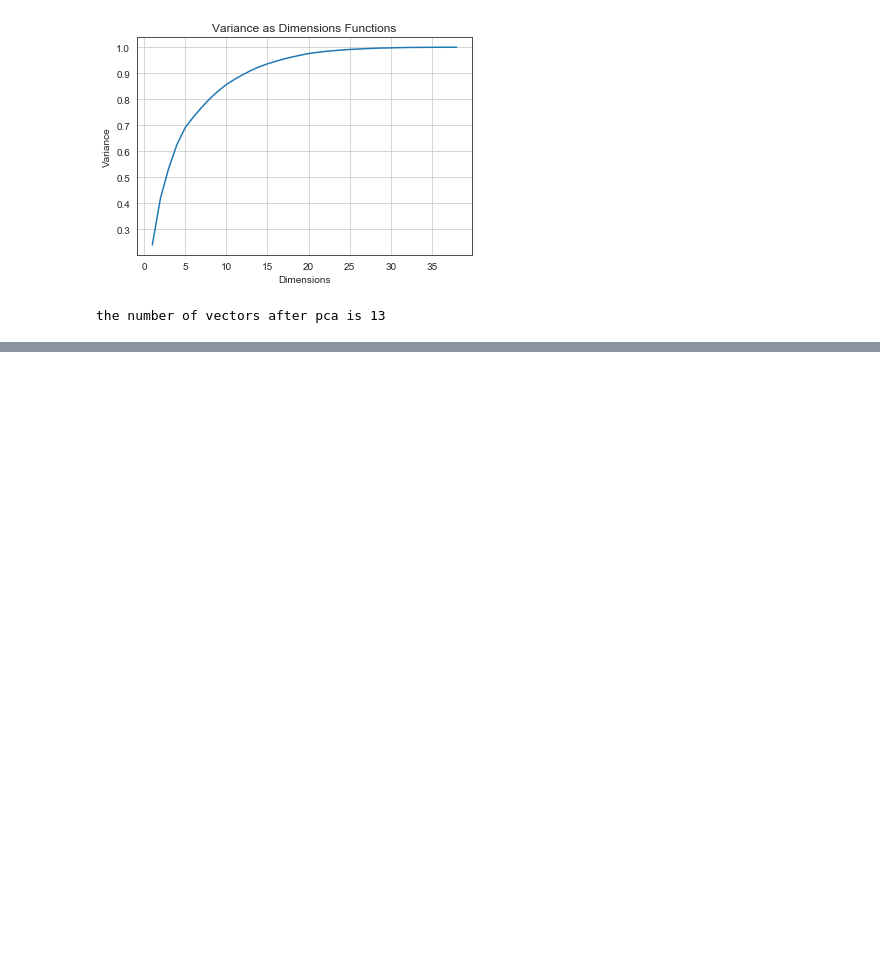
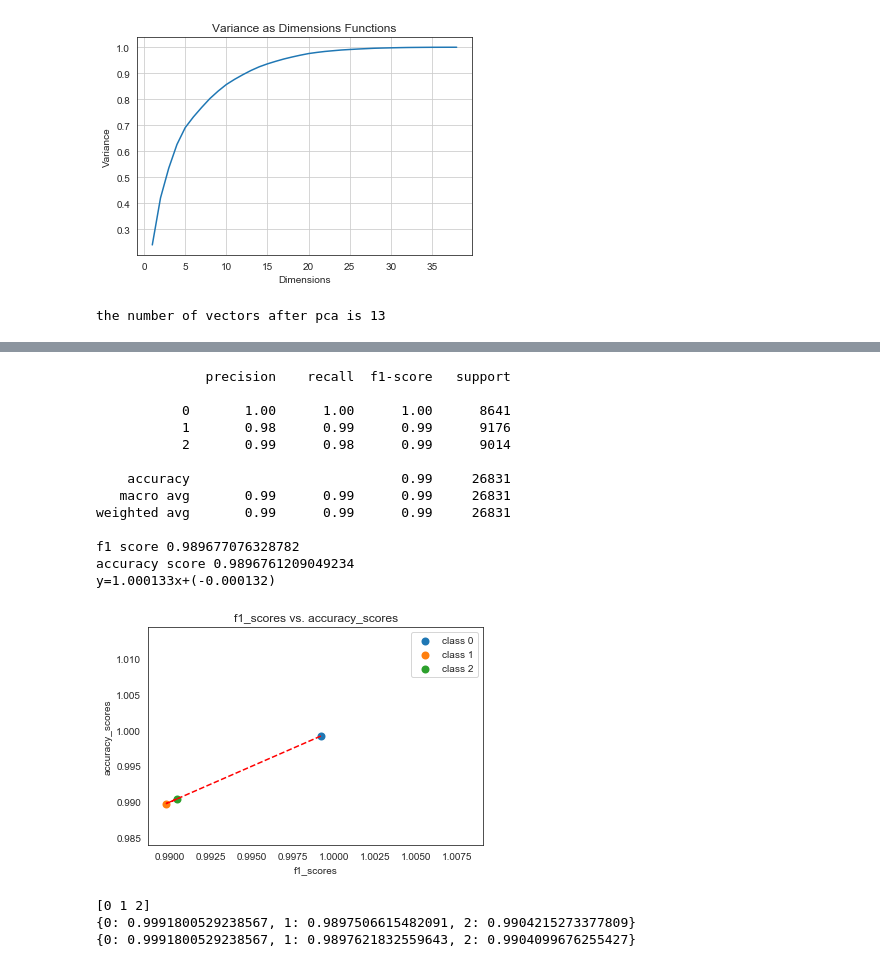
Before and after one commit to MtheEPIC/DataImaging, a Jupyter notebook: Hand_gestures.ipynb, the cells around one changed output, grey strips where cells are left out. Cells and saved outputs as stored; diff of their text form; code cells hidden in the pictures; blank space fills up the shorter version.

```diff
--- a/Hand_gestures.ipynb
+++ b/Hand_gestures.ipynb
@@ -500,12 +470,30 @@ y=0.995247x+(0.004207)
 # %%
 base_estimetor = DecisionTreeClassifier(max_depth=12, random_state=0)
 adb = AdaBoostClassifier(base_estimetor, learning_rate=0.08, n_estimators=500, random_state=0)
-adb.fit(X_train_pca,y_train)
+adb.fit(X_train_pca, y_train)
 predictions = adb.predict(X_test_pca)
-score_models(adb, true=y_train, pred=predictions)
-evaluate(y_train, predictions, plot=True)
+score_models(adb, true=y_test, pred=predictions)
+evaluate(y_test, predictions, plot=True)
 
 # predictions = adb.predict(X_val_pca)
 # evaluate(y_val, predictions)
+# %% [output]
+              precision    recall  f1-score   support
+
+           0       1.00      1.00      1.00      8641
+           1       0.98      0.99      0.99      9176
+           2       0.99      0.98      0.99      9014
+
+    accuracy                           0.99     26831
+   macro avg       0.99      0.99      0.99     26831
+weighted avg       0.99      0.99      0.99     26831
+
+f1 score 0.989677076328782
+accuracy score 0.9896761209049234
+y=1.000133x+(-0.000132)
+[figure, added]
+[0 1 2]
+{0: 0.9991800529238567, 1: 0.9897506615482091, 2: 0.9904215273377809}
+{0: 0.9991800529238567, 1: 0.9897621832559643, 2: 0.9904099676255427}
 # %%
 dtc = DecisionTreeClassifier(max_depth=12, random_state=0)
```
Also changed, not shown: parts of 34 cells of this notebook, 1 other file.
